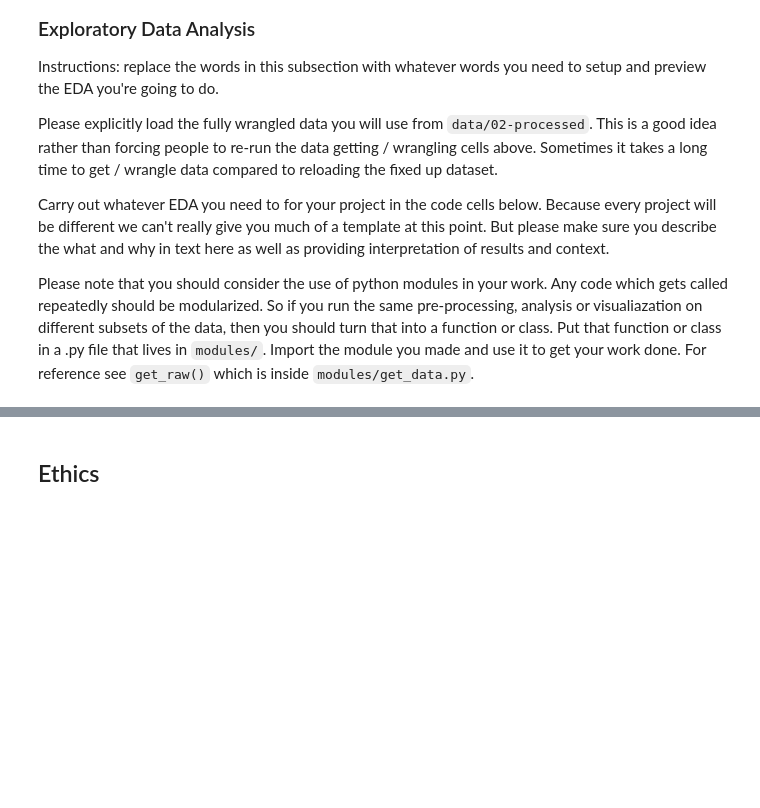
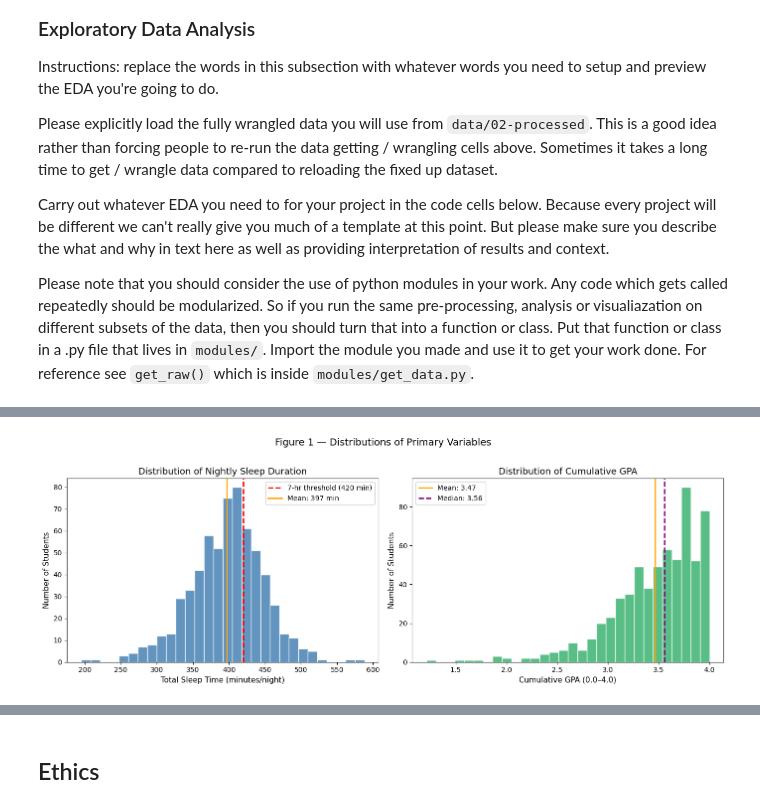
Before and after one commit to COGS108/Group014_WI26, a Jupyter notebook: 02-EDACheckpoint.ipynb, the cells around one changed output, grey strips where cells are left out. Drawn from its saved outputs; the diff is of its cells as text; code cells hidden in the pictures; blank space fills up the shorter version.

Commit message:
did eda and data load in

```diff
--- a/02-EDACheckpoint.ipynb
+++ b/02-EDACheckpoint.ipynb
@@ -147,0 +339,11 @@ Instructions: REPLACE the contents of this cell and the one below with your work
+# %%
+# STEP 4: Engineer the binary sleep group variable needed for our research question
+# 7 hours = 420 minutes; students at or above this threshold are the "7+ Hours" group
+cmu_step4 = cmu_step3.copy()
+cmu_step4['sleep_group'] = np.where(cmu_step4['TotalSleepTime'] >= 420, '7+ Hours', '< 7 Hours')
+
+print("Distribution of sleep_group (new column):")
+print(cmu_step4['sleep_group'].value_counts())
+print(f"\nProportion sleeping 7+ hours: {(cmu_step4['sleep_group'] == '7+ Hours').mean():.1%}")
+print("\nFirst 10 rows with new column:")
+cmu_step4[['subject_id', 'TotalSleepTime', 'cum_gpa', 'sleep_group']].head(10)
@@ -147,0 +375,9 @@ Instructions: REPLACE the contents of this cell and the one below with your work
+# %%
+# STEP 5: Drop Z-score helper columns and save the final cleaned dataset
+cmu_clean = cmu_step4.drop(columns=['gpa_z', 'sleep_z'])
+cmu_clean.to_csv('data/02-processed/cmu_sleep_cleaned.csv', index=False)
+
+print(f"Final cleaned dataset: {cmu_clean.shape[0]} rows x {cmu_clean.shape[1]} columns")
+print("Saved to: data/02-processed/cmu_sleep_cleaned.csv")
+print("\nFinal dataset preview:")
+cmu_clean.head()
@@ -173,0 +424,31 @@ Some more words and stuff.  Remember notebooks work best if you interleave the c
+# %%
+## YOUR CODE HERE
+## FEEL FREE TO ADD MULTIPLE CELLS PER SECTION
+fig, axes = plt.subplots(1, 2, figsize=(14, 5))
+
+# Plot 1A: Sleep duration histogram
+axes[0].hist(cmu_clean['TotalSleepTime'], bins=30, color='steelblue', edgecolor='white', alpha=0.85)
+axes[0].axvline(420, color='red', linestyle='--', linewidth=2, label='7-hr threshold (420 min)')
+axes[0].axvline(cmu_clean['TotalSleepTime'].mean(), color='orange', linestyle='-', linewidth=2,
+               label=f"Mean: {cmu_clean['TotalSleepTime'].mean():.0f} min")
+axes[0].set_title('Distribution of Nightly Sleep Duration', fontsize=13)
+axes[0].set_xlabel('Total Sleep Time (minutes/night)', fontsize=11)
+axes[0].set_ylabel('Number of Students', fontsize=11)
+axes[0].legend()
+
+# Plot 1B: CGPA histogram
+axes[1].hist(cmu_clean['cum_gpa'], bins=30, color='mediumseagreen', edgecolor='white', alpha=0.85)
+axes[1].axvline(cmu_clean['cum_gpa'].mean(), color='orange', linestyle='-', linewidth=2,
+               label=f"Mean: {cmu_clean['cum_gpa'].mean():.2f}")
+axes[1].axvline(cmu_clean['cum_gpa'].median(), color='purple', linestyle='--', linewidth=2,
+               label=f"Median: {cmu_clean['cum_gpa'].median():.2f}")
+axes[1].set_title('Distribution of Cumulative GPA', fontsize=13)
+axes[1].set_xlabel('Cumulative GPA (0.0–4.0)', fontsize=11)
+axes[1].set_ylabel('Number of Students', fontsize=11)
+axes[1].legend()
+
+plt.suptitle('Figure 1 — Distributions of Primary Variables', fontsize=14, y=1.02)
+plt.tight_layout()
+plt.show()
+# %% [output]
+[figure, added]
```
Also changed, not shown: parts of 43 cells of this notebook.
